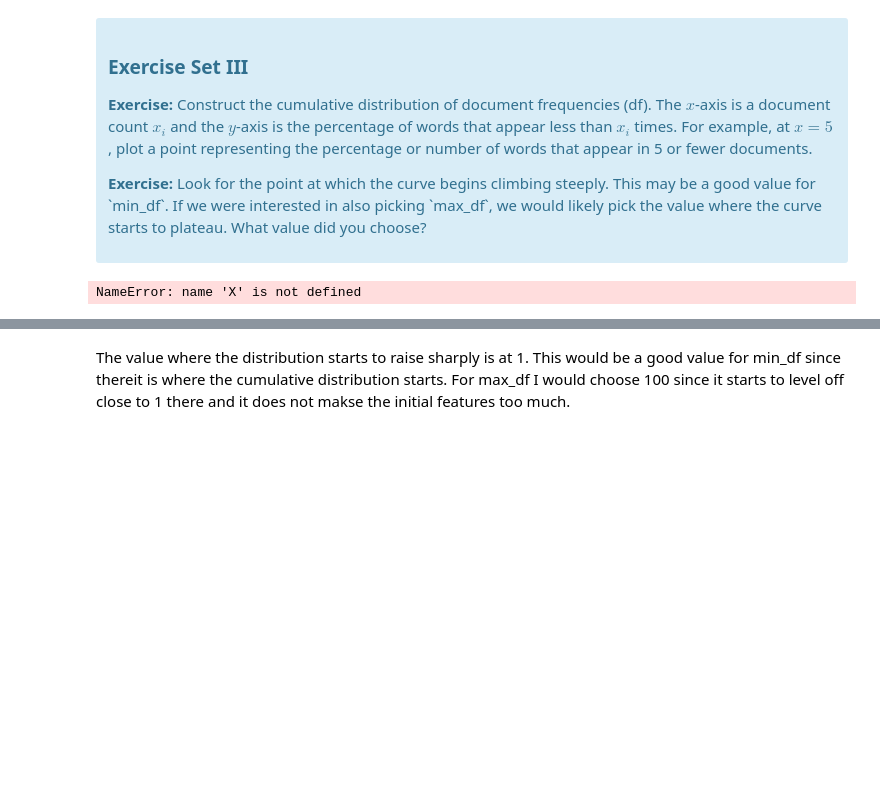
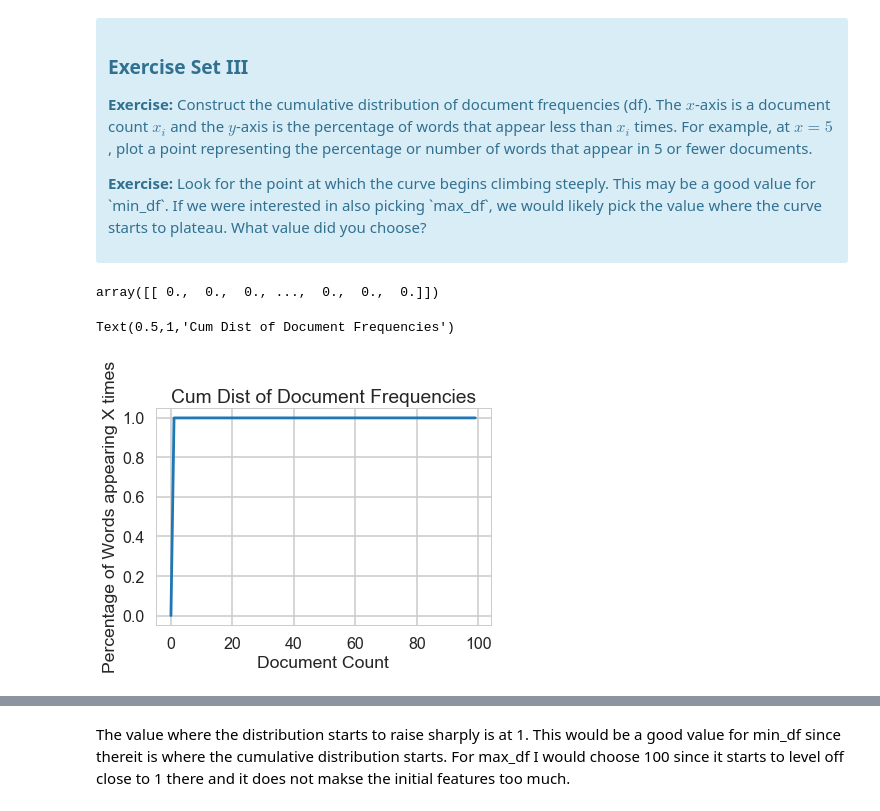
Before and after one commit to cvgardner/Springboard, a Jupyter notebook: Mini_Project_Naive_Bayes.ipynb, the cells around one changed output, grey strips where cells are left out. Drawn from its saved outputs; the diff is of its cells as text; code cells hidden in the pictures; blank space fills up the shorter version.

```diff
--- a/Mini_Project_Naive_Bayes.ipynb
+++ b/Mini_Project_Naive_Bayes.ipynb
@@ -272,21 +303,28 @@ First, let's find an appropriate value for `min_df` for the `CountVectorizer`. `
 
 <p><b>Exercise:</b> Look for the point at which the curve begins climbing steeply. This may be a good value for `min_df`. If we were interested in also picking `max_df`, we would likely pick the value where the curve starts to plateau. What value did you choose?</p>
 </div>
+# %%
+X_doc_count
+# %% [output]
+array([[ 0.,  0.,  0., ...,  0.,  0.,  0.]])
 # %%
 # Your turn.
 Xarray = X.toarray()
 doc_count = 100
 num_words = len(X.toarray()[0])
-Xsum = np.zeros([1, num_words])
+X_doc_count = np.zeros([1, num_words])
 for i in Xarray: #create overall count of words
-    Xsum = np.add(Xsum,i)
+    for j in i:
+        if(j > 0):
+             X_doc_count[0][j] +=1
 inds = np.arange(doc_count)
 cum_dist = []
 for i in inds:
-    cum_dist.append(np.sum(Xsum < i)/num_words)
+    cum_dist.append(np.sum(X_doc_count < i)/num_words)
 plt.plot(inds, cum_dist)
 plt.xlabel("Document Count")
 plt.ylabel("Percentage of Words appearing X times")
 plt.title("Cum Dist of Document Frequencies")
 # %% [output]
-NameError: name 'X' is not defined
+Text(0.5,1,'Cum Dist of Document Frequencies')
+[figure, added]
```
Also changed, not shown: parts of 6 cells of this notebook.
